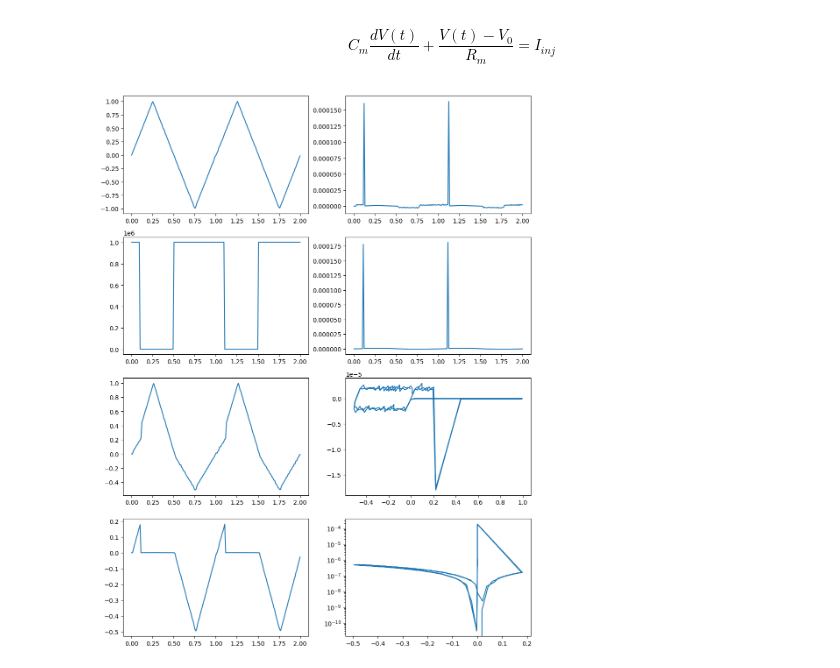
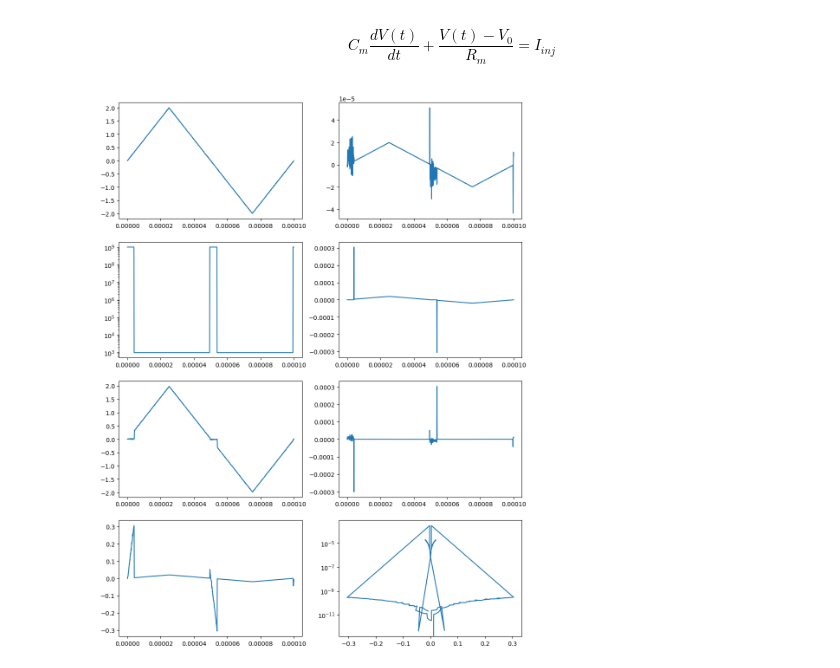
Before and after one commit to OneMoreGate/Memristor_modeling, a Jupyter notebook: neuron_classes_test.ipynb, the cells around one changed output. Cells and saved outputs as stored; diff of their text form; code cells hidden in the pictures.

```diff
--- a/neuron_classes_test.ipynb
+++ b/neuron_classes_test.ipynb
@@ -114,6 +93,0 @@ def TS(voltage: list, R_off: float = 1_000_000_000, R_on: float = 1_000, V_th: f
-# %%
-t = np.linspace(0, 1, 1000)
-v = sine_wave(t) +  np.array([np.random.normal(0,0.005) for _ in t])
-I = TS(v)
-plt.plot(v, np.abs(I))
-plt.yscale('log')
@@ -157,36 +135,15 @@ def triangle(amplitude = 1, frequency = 1, reprtition = 1, n_points = 1000):
-# %%
-class ThresholdSwitch():
-    def __init__(self,  R_off: float = 1_000_000, R_on: float = 1_000, V_th: float = 0.35, V_hold: float = 0.05) -> None:
-        self.R_off = R_off
-        self.R_on = R_on
-        self.V_th =V_th
-        self.V_hold =V_hold
-        self.state = 'off'
-
-    def get_resistance(self, voltage: float):
-        if (self.state == 'off') and (voltage < self.V_th):
-            return self.R_off
-        elif (self.state == 'off') and (voltage > self.V_th):
-            self.state = 'on'
-            return self.R_on
-        elif (self.state == 'on') and (voltage > self.V_hold):
-            return self.R_on
-        elif (self.state == 'on') and (voltage < self.V_hold):
-            self.state = 'off'
-            return self.R_off
 # %%
 t = np.linspace(0, 1, 100)
-V = sine_wave(t, amplitude = 1) +  np.array([np.random.normal(0,0.0001) for _ in t])
-t, V = triangle(amplitude = 1, frequency = 1, reprtition = 2, n_points = 100)
-R_R = 1 * 10**6
+t, V = triangle(amplitude = 2, frequency = 10000, reprtition = 1, n_points = 1000)
+R_R = 10**5
 ts_1 = ThresholdSwitch()
 U_TS = [0]
 U_R = [0]
-R_TS = [1_000_000]
+R_TS = [1_000_000_000]
 I_C = [0]
 I_TS = [0]
 I = [0]
-C = 10 ** (-6)
+C = 10 ** (-10)
 delta_t = t[1] - t[0]
 
 for i in range(len(t)-1):
@@ -199,15 +156,16 @@ for i in range(len(t)-1):
 # %%
 fig, ax = plt.subplots(ncols=2, nrows=4, figsize = [12,16])
 
 ax[0,0].plot(t, V)
 ax[1,0].plot(t, R_TS)
+ax[1,0].set_yscale('log')
 ax[2,0].plot(t, U_R)
 ax[3,0].plot(t, U_TS)
 
 ax[0,1].plot(t, I)
 ax[1,1].plot(t, I_TS)
-ax[2,1].plot(U_R, I_C)
+ax[2,1].plot(t, I_C)
 ax[3,1].plot(U_TS, np.abs(I_TS))
 ax[3,1].set_yscale('log')
 # %% [output]
-[figure, old version]
+[figure, new version]
```
Also changed, not shown: parts of 3 cells of this notebook, 16 other files.
